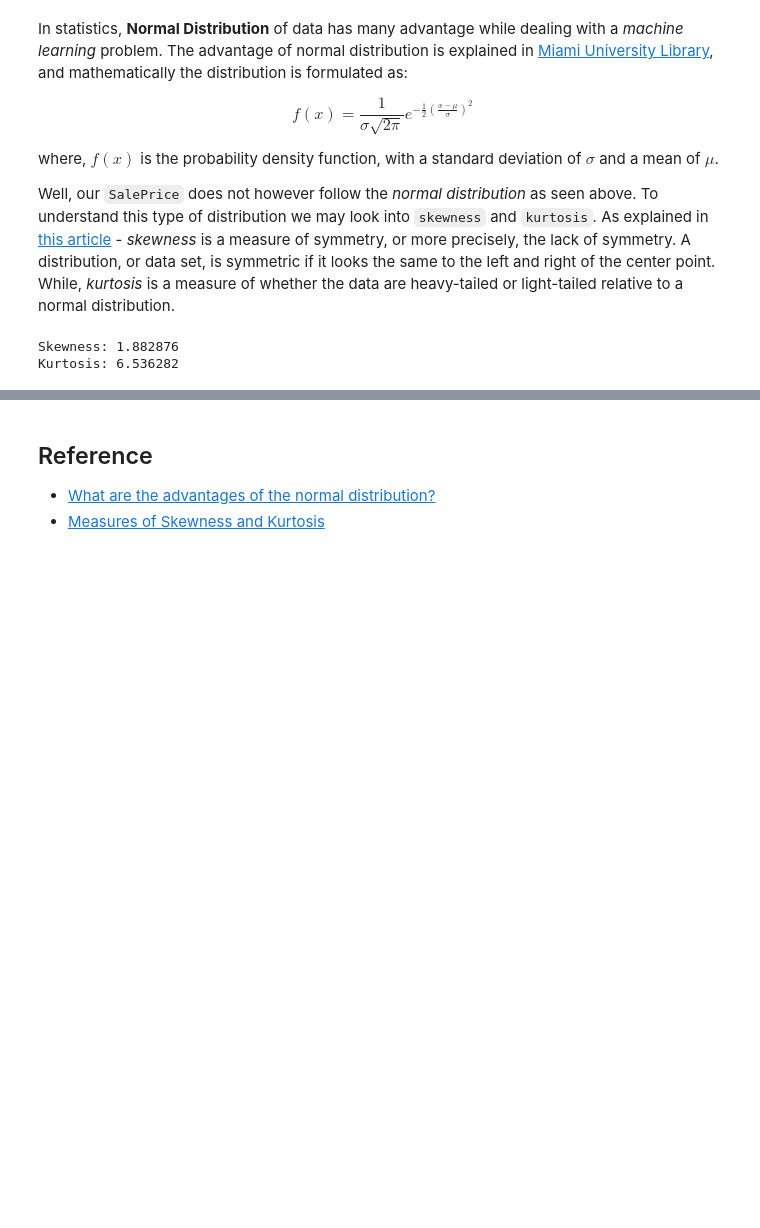
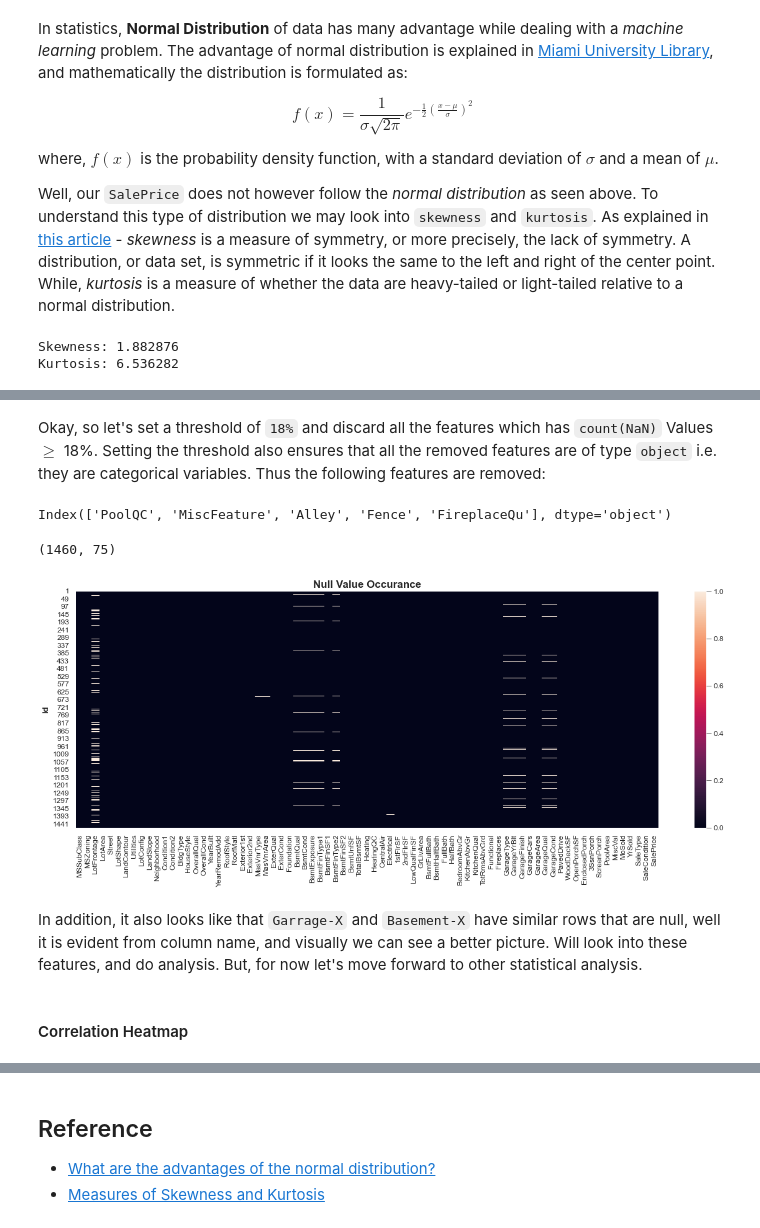
Before and after one commit to ZenithClown/self-development, a Jupyter notebook: competitions/kaggle/House Prices - Advanced Regression Techniques/Data Analysis.ipynb, the cells around one changed output, grey strips where cells are left out. Drawn from its saved outputs; the diff is of its cells as text; code cells hidden in the pictures; blank space fills up the shorter version.

Commit message:
Added nan value analysis, and pair plot

```diff
--- a/competitions/kaggle/House Prices - Advanced Regression Techniques/Data Analysis.ipynb
+++ b/competitions/kaggle/House Prices - Advanced Regression Techniques/Data Analysis.ipynb
@@ -198,0 +207,15 @@ Kurtosis: 6.536282
+# %%
+missing_data_percentage = pd.concat([
+    data.isnull().sum().sort_values(ascending=False), # total num of null records
+    (data.isnull().sum()/data.isnull().count()).sort_values(ascending=False), # percentage of null records
+], axis = 1, keys = ["Total #Null-Records", "% of NaN Values"])
+
+missing_data_percentage["% of NaN Values"] *= 100 # in `100%` range
+missing_data_percentage = missing_data_percentage[missing_data_percentage["% of NaN Values"] != 0]
+
+# also append `dtype` of each missing/null columns
+missing_data_percentage = missing_data_percentage.merge(pd.DataFrame(data.dtypes), left_index = True, right_index = True, how = "left")
+missing_data_percentage.rename(columns = {0 : "dtype"}, inplace = True)
+
+print(f"Data Shape: {data.shape}")
+missing_data_percentage # get only the columns which have certain null values
@@ -198,0 +241,23 @@ Kurtosis: 6.536282
+# %% [markdown]
+Okay, so let's set a threshold of `18%` and discard all the features which has `count(NaN)` Values $\geq$ 18%. Setting the threshold also ensures that all the removed features are of type `object` i.e. they are categorical variables. Thus the following features are removed:
+# %%
+discarded_features = missing_data_percentage[missing_data_percentage["% of NaN Values"] >= 18].index
+discarded_features
+# %% [output]
+Index(['PoolQC', 'MiscFeature', 'Alley', 'Fence', 'FireplaceQu'], dtype='object')
+# %%
+data = data[[c for c in data.columns if c not in discarded_features]]
+data.shape
+# %% [output]
+(1460, 75)
+# %%
+sns.heatmap(data.isnull())
+
+plt.title("Null Value Occurance")
+plt.show()
+# %% [output]
+[figure, added]
+# %% [markdown]
+In addition, it also looks like that `Garrage-X` and `Basement-X` have similar rows that are null, well it is evident from column name, and visually we can see a better picture. Will look into these features, and do analysis. But, for now let's move forward to other statistical analysis.
+# %% [markdown]
+#### Correlation Heatmap
```
Also changed, not shown: parts of 6 cells of this notebook.
